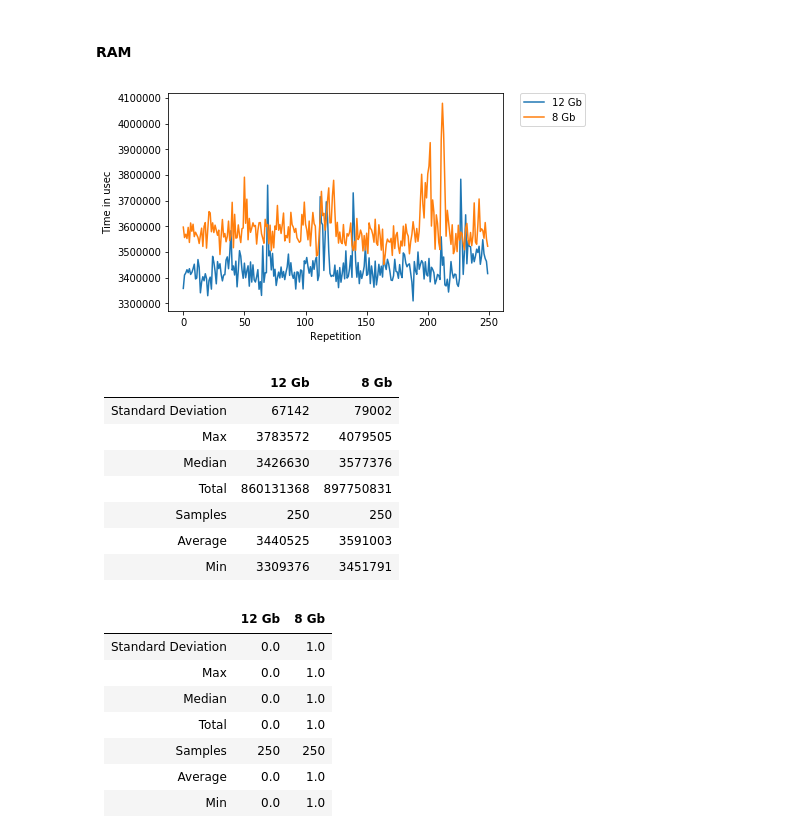
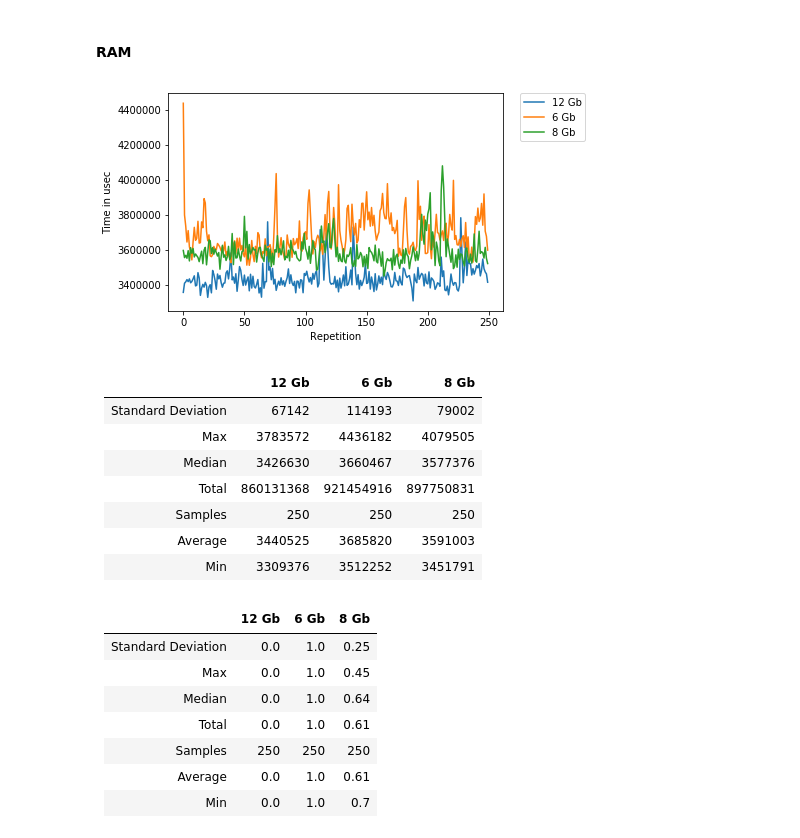
Before and after one commit to Osslack/HANA_SSBM, a Jupyter notebook: src/analyser/Analysis-SSBM-HANA.ipynb, the cells around one changed output. Saved outputs shown, nothing was run; the diff lists cells and outputs as text; code cells hidden in the pictures.

```diff
--- a/src/analyser/Analysis-SSBM-HANA.ipynb
+++ b/src/analyser/Analysis-SSBM-HANA.ipynb
@@ -298,6 +298,7 @@ a2 = Analyser(LOG_PATH_ROOT + "i7-2core.log")
 
 aGb12 = Analyser(LOG_PATH_ROOT + "12gb6cores.log")
 aGb8 = Analyser(LOG_PATH_ROOT + "8gb6cores.log")
+aGb6 = Analyser(LOG_PATH_ROOT + "6gb6cores.log")
 # %% [markdown]
 ### Spaltenbasiert
 #### CPU
@@ -408,35 +411,37 @@ comparison.compare_raw()
 # %%
 b12 = aGb12.get_row_benchmark()
 b8 = aGb8.get_row_benchmark()
+b6 = aGb6.get_row_benchmark()
 
 b12.set_name("12 Gb")
 b8.set_name("8 Gb")
+b6.set_name("6 Gb")
 
-comparison = Comparison(b8, b12)
+comparison = Comparison(b6, b8, b12)
 comparison.compare_visually()
 # %% [output]
-[figure, old version]
+[figure, new version]
 # %%
 comparison.compare_raw()
 # %% [output]
-||12 Gb|8 Gb|
-|--|--|--|
-|Standard Deviation|67142|79002|
-|Max|3783572|4079505|
-|Median|3426630|3577376|
-|Total|860131368|897750831|
-|Samples|250|250|
-|Average|3440525|3591003|
-|Min|3309376|3451791|
+||12 Gb|6 Gb|8 Gb|
+|--|--|--|--|
+|Standard Deviation|67142|114193|79002|
+|Max|3783572|4436182|4079505|
+|Median|3426630|3660467|3577376|
+|Total|860131368|921454916|897750831|
+|Samples|250|250|250|
+|Average|3440525|3685820|3591003|
+|Min|3309376|3512252|3451791|
 # %%
 comparison.compare()
 # %% [output]
-||12 Gb|8 Gb|
-|--|--|--|
-|Standard Deviation|0.0|1.0|
-|Max|0.0|1.0|
-|Median|0.0|1.0|
-|Total|0.0|1.0|
-|Samples|250|250|
-|Average|0.0|1.0|
-|Min|0.0|1.0|
+||12 Gb|6 Gb|8 Gb|
+|--|--|--|--|
+|Standard Deviation|0.0|1.0|0.25|
+|Max|0.0|1.0|0.45|
+|Median|0.0|1.0|0.64|
+|Total|0.0|1.0|0.61|
+|Samples|250|250|250|
+|Average|0.0|1.0|0.61|
+|Min|0.0|1.0|0.7|
```
Also changed, not shown: parts of 3 cells of this notebook.
